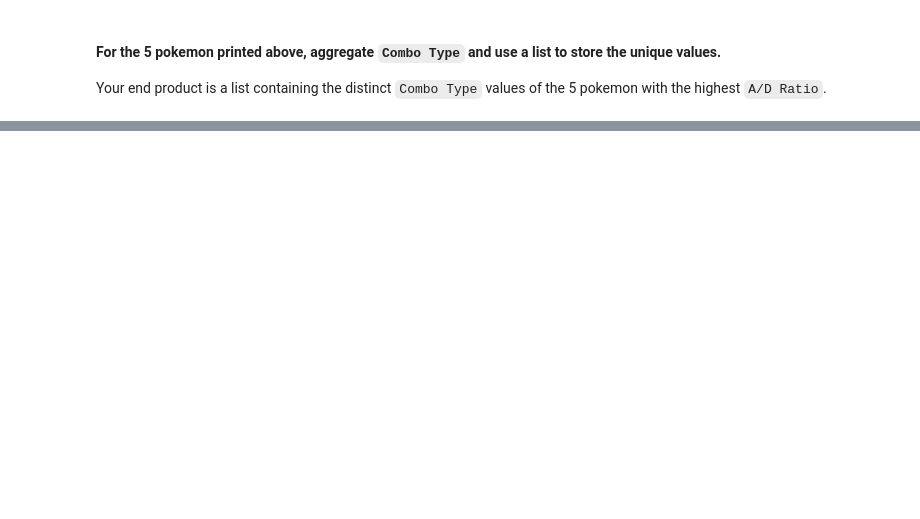
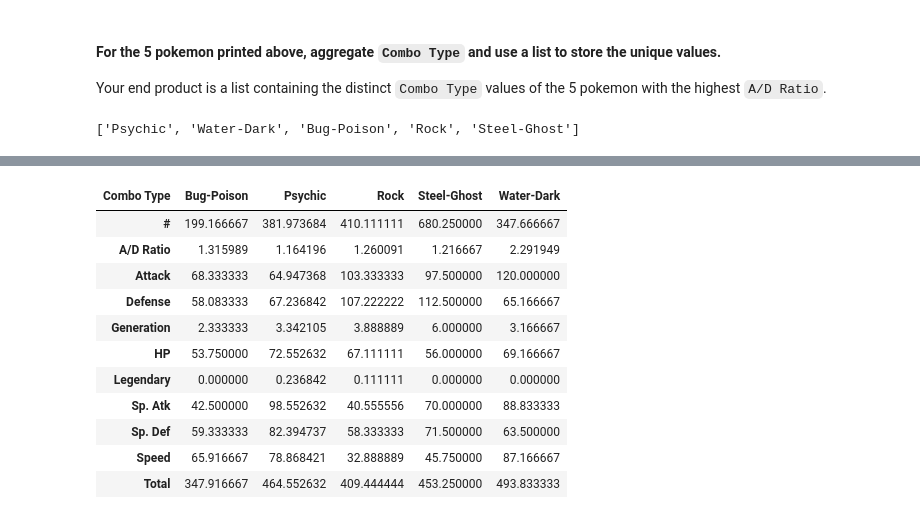
Before and after one commit to Ironhack-Data-Madrid-Enero-2023/2.3-lab-df-calculation-and-transformation, a Jupyter notebook: your-code/challenge-1.ipynb, the cells around one changed output, grey strips where cells are left out. Saved outputs shown, nothing was run; the diff lists cells and outputs as text; code cells hidden in the pictures; blank space fills up the shorter version.

```diff
--- a/your-code/challenge-1.ipynb
+++ b/your-code/challenge-1.ipynb
@@ -154,0 +143,12 @@ ValueError: The truth value of a Series is ambiguous. Use a.empty, a.bool(), a.i
+# %%
+
+pokemon['Combo Type'] = pd.DataFrame(np.where(pokemon['Type 2'].notna(), pokemon['Type 1'] + '-' + pokemon['Type 2'], pokemon['Type 1']))
+
+'''
+filtramos los .notna que son los que no daban en valor NaN y
+ si se cumple esa condicion se suman a type 1 + un guion + type 2
+ y si no, que seria el else, sencillamente tras la coma pokemon[type 1]
+
+ si se sumaban las dos columnas de forma ingenua el NaN absorve el type 1
+'''
+pokemon.head(10)
@@ -165,3 +183,8 @@ Your end product is a list containing the distinct `Combo Type` values of the 5
+# %%
+list_top5 = list(pokemon.sort_values('A/D Ratio',ascending = False).drop_duplicates('Combo Type').head(5)['Combo Type'])
+print(list_top5)
+# %% [output]
+['Psychic', 'Water-Dark', 'Bug-Poison', 'Rock', 'Steel-Ghost']
 # %% [markdown]
 #### For each of the `Combo Type` values obtained from the previous question, calculate the mean scores of all numeric fields across all pokemon.
 
@@ -172,0 +194,15 @@ Your output should look like below:
+# %%
+pokemon[pokemon['Combo Type'].isin(list_top5)].pivot_table( index='Combo Type', aggfunc = 'mean').T
+# %% [output]
+| Combo Type | Bug-Poison | Psychic | Rock | Steel-Ghost | Water-Dark |
+| # | 199.166667 | 381.973684 | 410.111111 | 680.250000 | 347.666667 |
+| A/D Ratio | 1.315989 | 1.164196 | 1.260091 | 1.216667 | 2.291949 |
+| Attack | 68.333333 | 64.947368 | 103.333333 | 97.500000 | 120.000000 |
+| Defense | 58.083333 | 67.236842 | 107.222222 | 112.500000 | 65.166667 |
+| Generation | 2.333333 | 3.342105 | 3.888889 | 6.000000 | 3.166667 |
+| HP | 53.750000 | 72.552632 | 67.111111 | 56.000000 | 69.166667 |
+| Legendary | 0.000000 | 0.236842 | 0.111111 | 0.000000 | 0.000000 |
+| Sp. Atk | 42.500000 | 98.552632 | 40.555556 | 70.000000 | 88.833333 |
+| Sp. Def | 59.333333 | 82.394737 | 58.333333 | 71.500000 | 63.500000 |
+| Speed | 65.916667 | 78.868421 | 32.888889 | 45.750000 | 87.166667 |
+| Total | 347.916667 | 464.552632 | 409.444444 | 453.250000 | 493.833333 |
```
Also changed, not shown: parts of 6 cells of this notebook.
